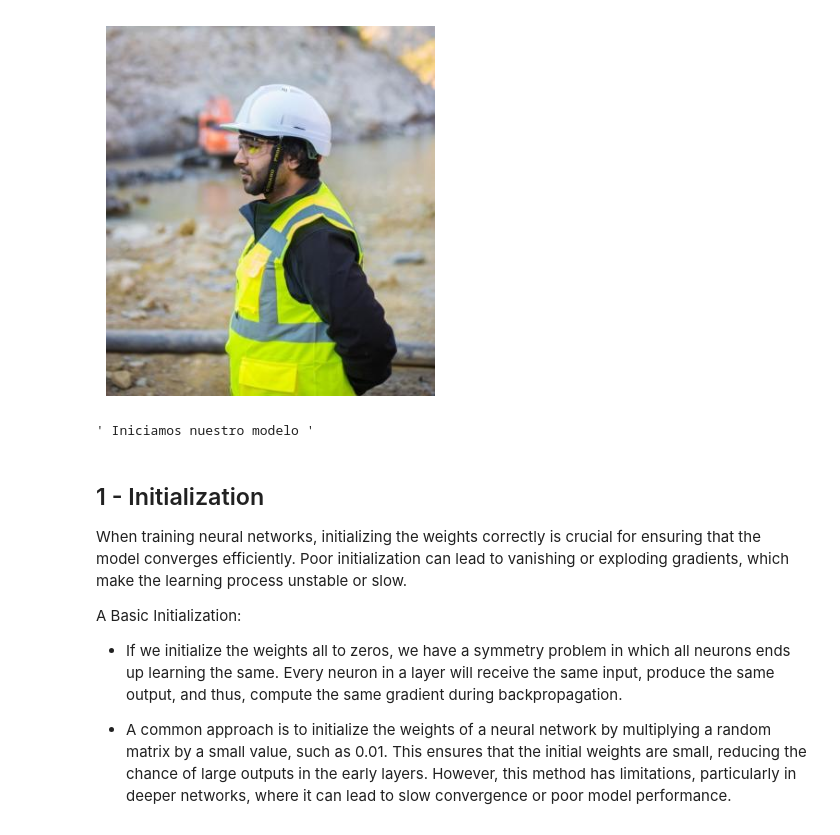
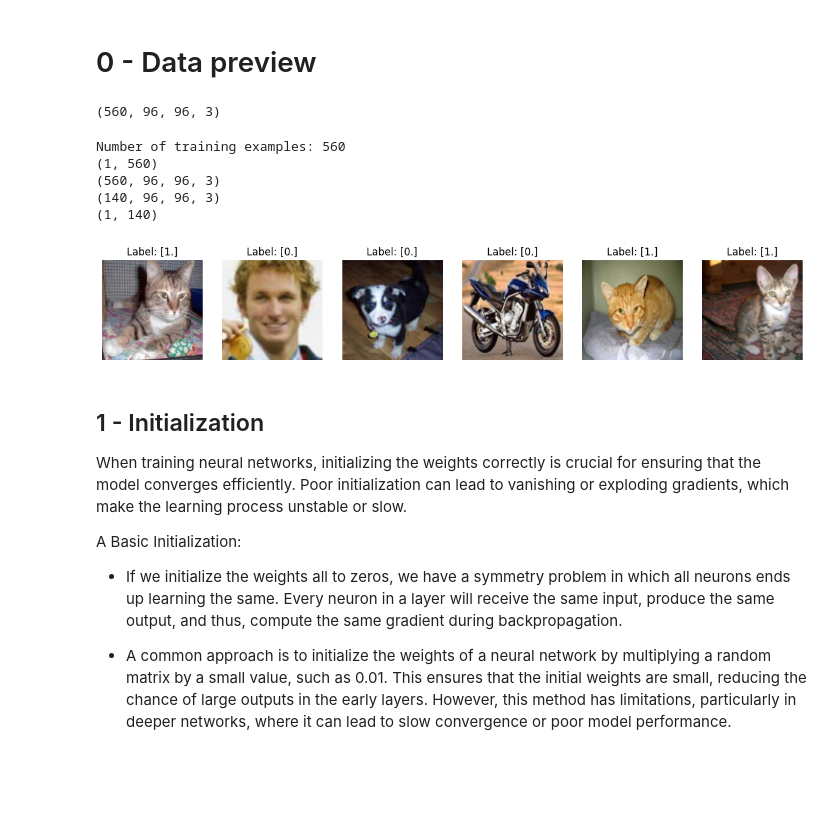
Before and after one commit to jordizv/DeepLearning-Python-FromScratch-StepByStep, a Jupyter notebook: project.ipynb, the cells around one changed output. Drawn from its saved outputs; the diff is of its cells as text; code cells hidden in the pictures; blank space fills up the shorter version.

```diff
--- a/project.ipynb
+++ b/project.ipynb
@@ -63,17 +26,26 @@ split_data(os.path.join(base_dir, 'Not Wearing Safety Gear'), os.path.join(train
-# %%
-#Visualizar imagen:
-image_path = 'datasets/working/train/Wearing Safety Gear/0bc36ce4-1979-4425-8de5-ece394de9f51.jpg'
-
-image = Image.open(image_path)
-plt.axis('off')
-plt.imshow(image)
-plt.show()
-# %% [output]
-[figure, removed]
-# %%
-""" Iniciamos nuestro modelo """
-# %% [output]
-' Iniciamos nuestro modelo '
+# %% [markdown]
+# 0 - Data preview
+# %%
+train_x, train_y, test_x, test_y = preprocess_data()
+# %% [output]
+(560, 96, 96, 3)
+# %%
+m = train_x.shape[0]
+
+print("Number of training examples: "+str(m))
+print(train_y.shape)
+print(train_x.shape)
+print(test_x.shape)
+print(test_y.shape)
+
+debug_labels(test_x, test_y)
+# %% [output]
+Number of training examples: 560
+(1, 560)
+(560, 96, 96, 3)
+(140, 96, 96, 3)
+(1, 140)
+[figure, added]
 # %% [markdown]
 <a name='1'></a>
 ## 1 - Initialization
```
Also changed, not shown: parts of 45 cells of this notebook.
